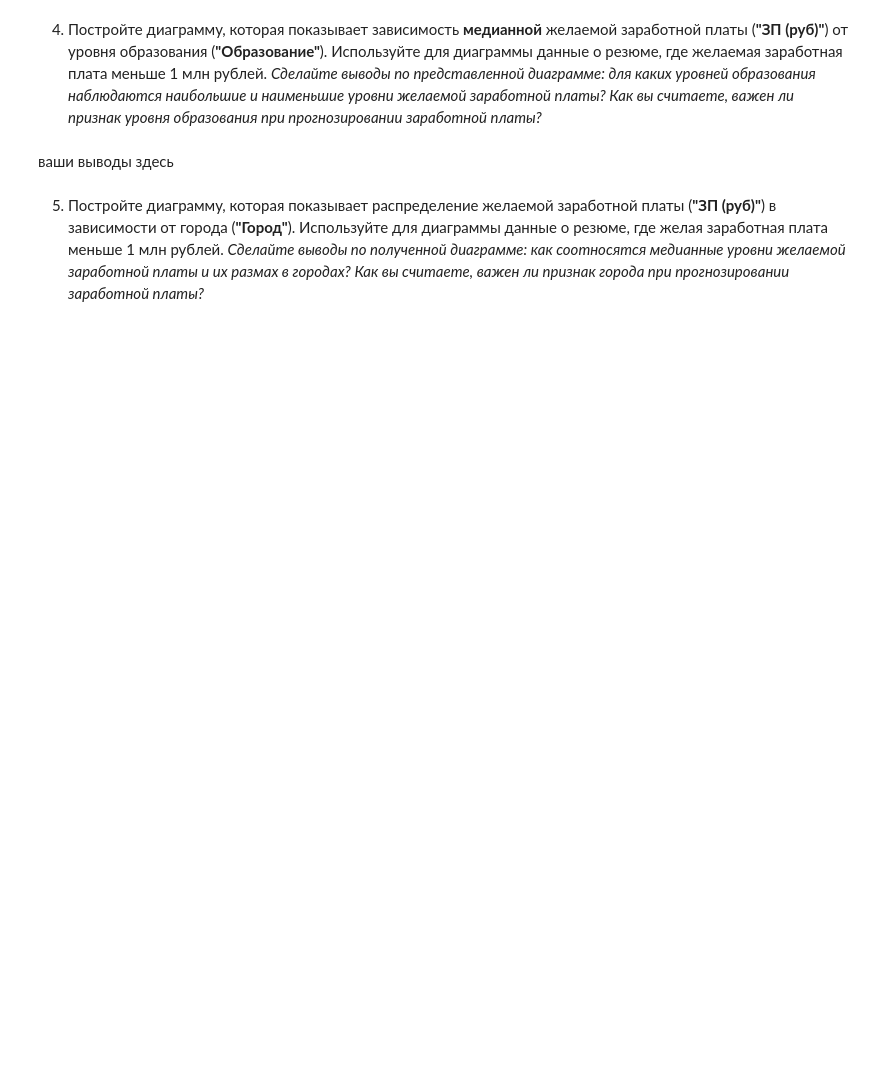
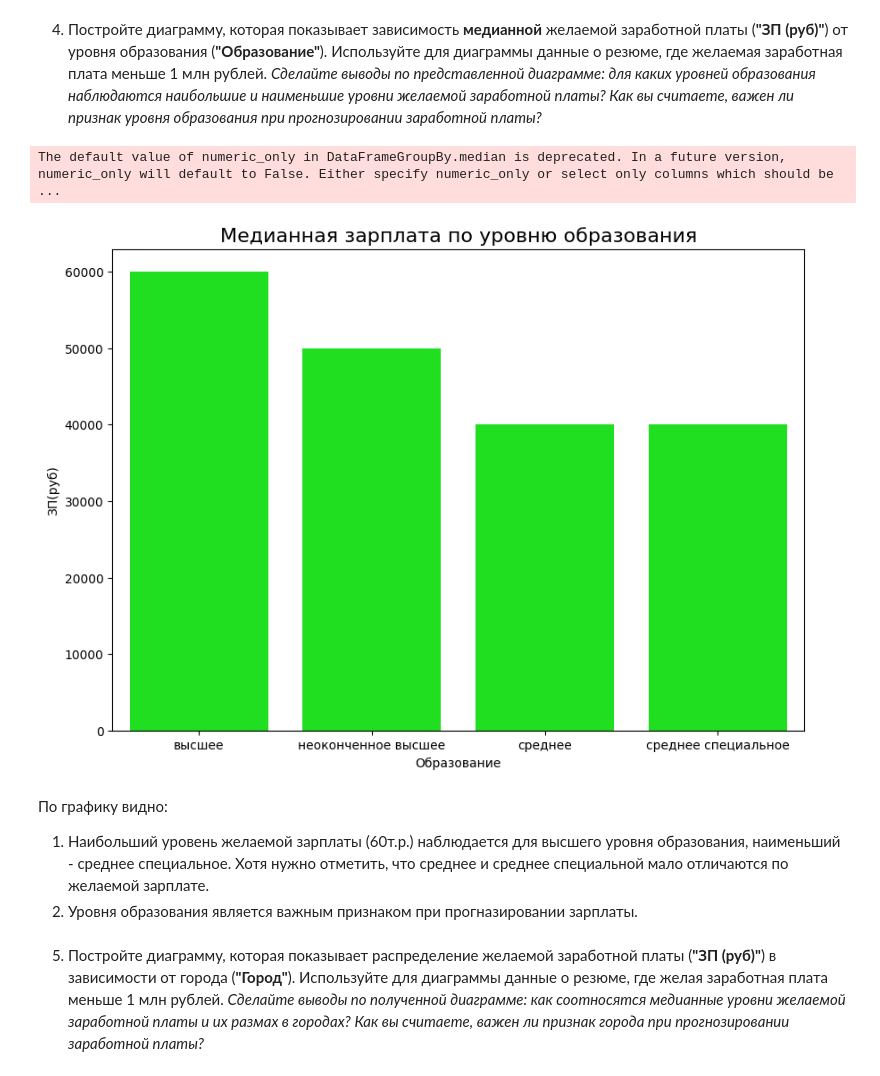
Before and after one commit to ASGlazyrin/ASG_SF_Rep, a Jupyter notebook: project_1/Project-1.ipynb, the cells around one changed output. Cells and saved outputs as stored; diff of their text form; code cells hidden in the pictures; blank space fills up the shorter version.

```diff
--- a/project_1/Project-1.ipynb
+++ b/project_1/Project-1.ipynb
@@ -337,6 +343,32 @@ hh_data = hh_data.drop('Город, переезд, командировки', a
 Выполните данное преобразование для признаков "Занятость" и "График", ответьте на контрольные вопросы, после чего удалите их из таблицы
 # %%
 #ваш код здесь
-def get_job(value):
+def get_category(value, category_value):
     #Определение состояния для категории Занятости
-    job_list=[]
+    value_list = str(value).split(', ') #переводим текст в список
+    for i in value_list:
+        if i == category_value:
+            return True
+    return False
+
+#Формируем признаки-мигалки
+hh_data['полная занятость'] = hh_data['Занятость'].apply(lambda x: get_category(x,'полная занятость'))
+hh_data['частичная занятость'] = hh_data['Занятость'].apply(lambda x: get_category(x,'частичная занятость'))
+hh_data['проектная работа'] = hh_data['Занятость'].apply(lambda x: get_category(x,'проектная работа'))
+hh_data['волонтерство'] = hh_data['Занятость'].apply(lambda x: get_category(x,'волонтерство'))
+hh_data['стажировка'] = hh_data['Занятость'].apply(lambda x: get_category(x,'стажировка'))
+hh_data['полный день'] = hh_data['График'].apply(lambda x: get_category(x,'полный день'))
+hh_data['сменный график'] = hh_data['График'].apply(lambda x: get_category(x,'сменный график'))
+hh_data['гибкий график'] = hh_data['График'].apply(lambda x: get_category(x,'гибкий график'))
+hh_data['удаленная работа'] = hh_data['График'].apply(lambda x: get_category(x,'удаленная работа'))
+hh_data['вахтовый метод'] = hh_data['График'].apply(lambda x: get_category(x,'вахтовый метод'))
+
+#Количество людей,которые ищут проектную работу и волонтёрство
+PV = hh_data[(hh_data['волонтерство']==True)&(hh_data['проектная работа']==True)].shape[0]
+display(f'Количество людей,которые ищут проектную работу и волонтёрство: {PV}')
+#Количество людей,которые хотят работать вахтовым методом и с гибким графиком
+GV = hh_data[(hh_data['гибкий график']==True)&(hh_data['вахтовый метод']==True)].shape[0]
+display(f'Количество людей,которые хотят работать вахтовым методом и с гибким графиком: {GV}')
+
+#удаление признаков "Занятость" и "График"
+hh_data = hh_data.drop(['Занятость', 'График'], axis=1)
@@ -454,8 +586,22 @@ hh_data = hh_data.drop(['ЗП','Обновление резюме','ЗП вал
 *Сделайте выводы по представленной диаграмме: для каких уровней образования наблюдаются наибольшие и наименьшие уровни желаемой заработной платы? Как вы считаете, важен ли признак уровня образования при прогнозировании заработной платы?*
 # %%
 # ваш код здесь
+bar_data=hh_data[hh_data['ЗП(руб)']<1000000].groupby('Образование', as_index=False).median()
+fig = plt.figure(figsize=(10, 7))
+bar_sns=sns.barplot(
+    data=bar_data,
+    x='Образование',
+    y='ЗП(руб)',
+    color='lime',
+);
+bar_sns.set_title('Медианная зарплата по уровню образования', fontsize=16);
+# %% [output]
+The default value of numeric_only in DataFrameGroupBy.median is deprecated. In a future version, numeric_only will default to False. Either specify numeric_only or select only columns which should be  ...
+[figure, added]
 # %% [markdown]
-ваши выводы здесь
+По графику видно:
+1. Наибольший уровень желаемой зарплаты (60т.р.) наблюдается для высшего уровня образования, наименьший - среднее специальное. Хотя нужно отметить, что среднее и среднее специальной мало отличаются по желаемой зарплате.
+2. Уровня образования является важным признаком при прогназировании зарплаты.
 # %% [markdown]
 5. Постройте диаграмму, которая показывает распределение желаемой заработной платы (**"ЗП (руб)"**) в зависимости от города (**"Город"**). Используйте для диаграммы данные о резюме, где желая заработная плата меньше 1 млн рублей.
 *Сделайте выводы по полученной диаграмме: как соотносятся медианные уровни желаемой заработной платы и их размах в городах? Как вы считаете, важен ли признак города при прогнозировании заработной платы?*
```
Also changed, not shown: parts of 27 cells of this notebook.
